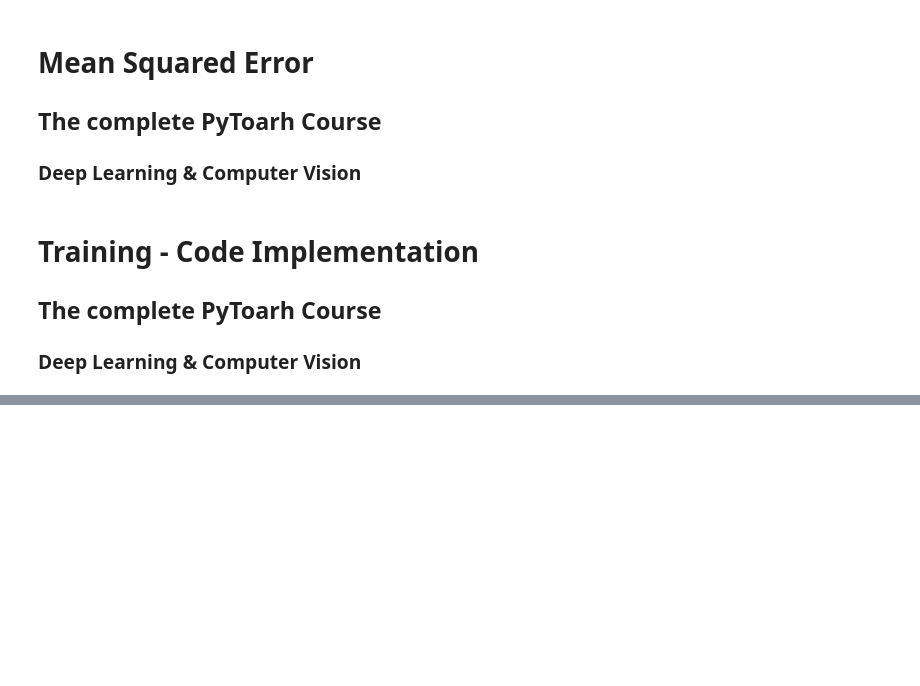
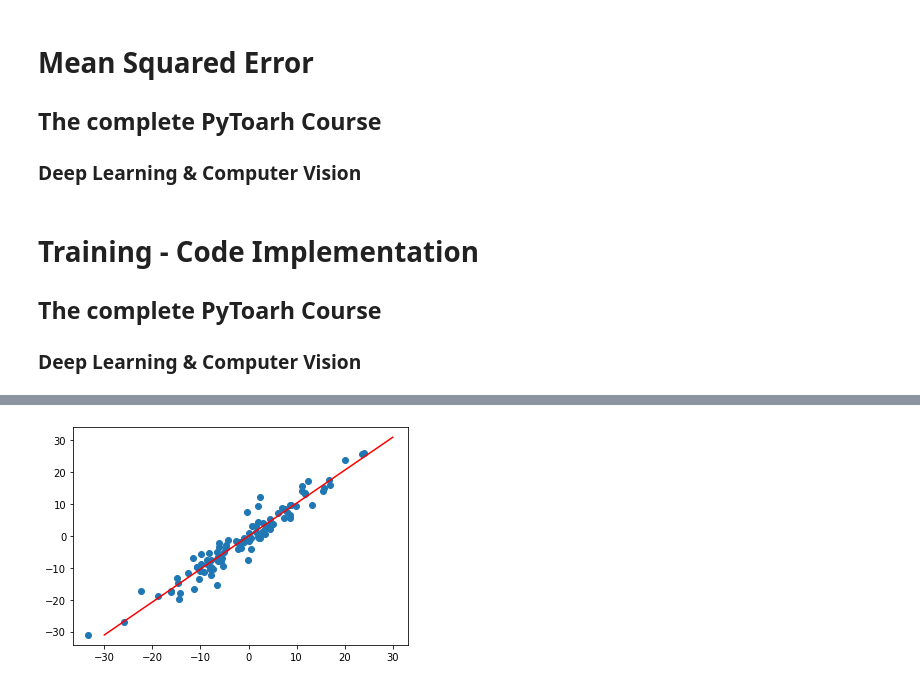
Before and after one commit to desaiankitb/pytorch-basics, a Jupyter notebook: Linear_Regression_1.ipynb, the cells around one changed output, grey strips where cells are left out. Cells and saved outputs as stored; diff of their text form; code cells hidden in the pictures; blank space fills up the shorter version.

```diff
--- a/Linear_Regression_1.ipynb
+++ b/Linear_Regression_1.ipynb
@@ -155,0 +201,4 @@ plot_fit('Initial Model')
+# %%
+plot_fit("Trained Model")
+# %% [output]
+[figure, added]
```
Also changed, not shown: parts of 4 cells of this notebook.
